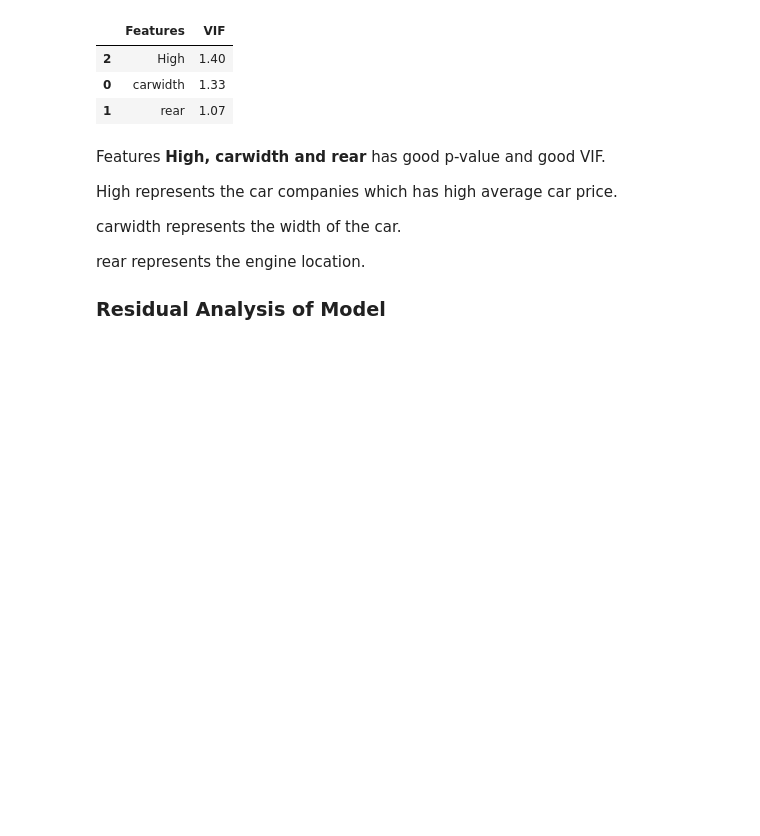
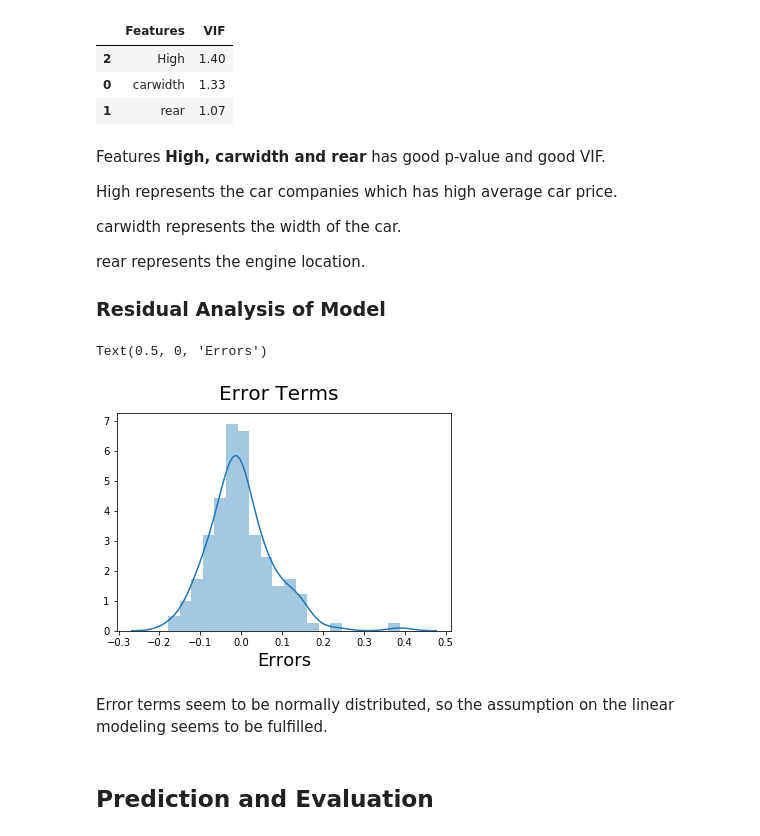
Before and after one commit to rishavhack/Projects-On-MachineLearning-OpenCV-NLP, a Jupyter notebook: Project 7 Car Price - Multiple Linear Regression/Car Price - Multiple Linear Regression.ipynb, the cells around one changed output. Saved outputs shown, nothing was run; the diff lists cells and outputs as text; code cells hidden in the pictures; blank space fills up the shorter version.

```diff
--- a/Project 7 Car Price - Multiple Linear Regression/Car Price - Multiple Linear Regression.ipynb
+++ b/Project 7 Car Price - Multiple Linear Regression/Car Price - Multiple Linear Regression.ipynb
@@ -738,3 +738,19 @@ carwidth represents the width of the car.
 rear represents the engine location.
 
 ### Residual Analysis of Model
+# %%
+lm = sm.OLS(y_train,X_train_new).fit()
+y_train_price = lm.predict(X_train_new)
+# %%
+# Plot the histogram of the error terms
+fig = plt.figure()
+sns.distplot((y_train - y_train_price), bins = 20)
+fig.suptitle('Error Terms', fontsize = 20)
+plt.xlabel('Errors', fontsize = 18)
+# %% [output]
+Text(0.5, 0, 'Errors')
+[figure, added]
+# %% [markdown]
+Error terms seem to be normally distributed, so the assumption on the linear modeling seems to be fulfilled.
+# %% [markdown]
+## Prediction and Evaluation
```
Also changed, not shown: parts of 2 cells of this notebook.
